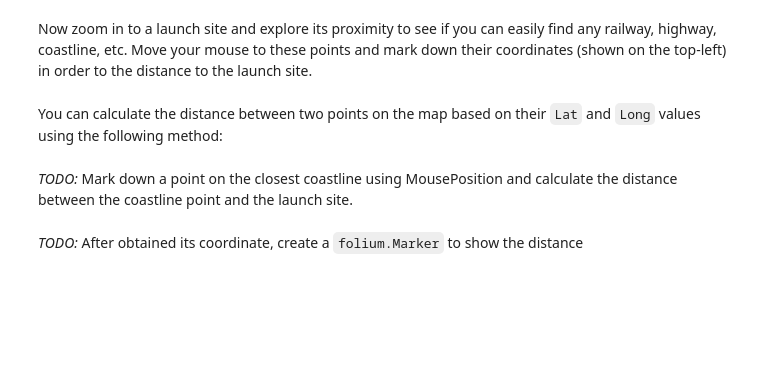
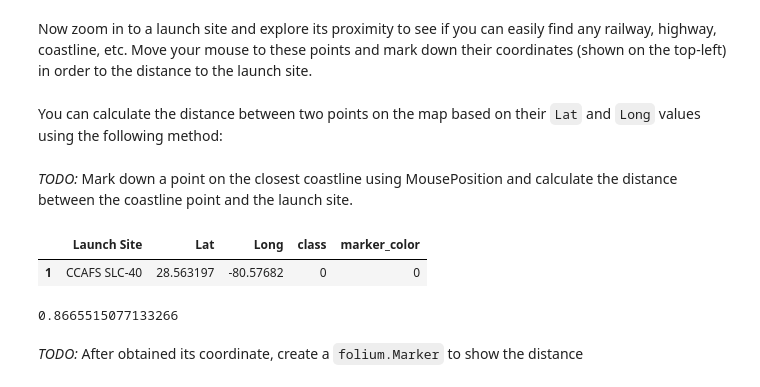
Before and after one commit to mt20019/capstone, a Jupyter notebook: Interactive Visual Analytics.ipynb, the cells around one changed output. Saved outputs shown, nothing was run; the diff lists cells and outputs as text; code cells hidden in the pictures; blank space fills up the shorter version.

```diff
--- a/Interactive Visual Analytics.ipynb
+++ b/Interactive Visual Analytics.ipynb
@@ -315,10 +340,27 @@ def calculate_distance(lat1, lon1, lat2, lon2):
     return distance
 # %% [markdown]
 *TODO:* Mark down a point on the closest coastline using MousePosition and calculate the distance between the coastline point and the launch site.
+# %%
+launch_loc = launch_sites_df[launch_sites_df["Launch Site"] == "CCAFS SLC-40"]
+launch_loc
+# %% [output]
+|  | Launch Site | Lat | Long | class | marker_color |
+| 1 | CCAFS SLC-40 | 28.563197 | -80.57682 | 0 | 0 |
 # %%
 # find coordinate of the closet coastline
 # e.g.,: Lat: 28.56367  Lon: -80.57163
-# distance_coastline = calculate_distance(launch_site_lat, launch_site_lon, coastline_lat, coastline_lon)
+launch_site_lat = launch_loc["Lat"]
+launch_site_lon = launch_loc["Long"]
+
+coastline_lat = float(28.56325)
+coastline_lon = float(-80.56795)
+
+distance_coastline = calculate_distance(launch_site_lat, launch_site_lon,
+                                        coastline_lat, coastline_lon)
+
+distance_coastline
+# %% [output]
+0.8665515077133266
 # %% [markdown]
 *TODO:* After obtained its coordinate, create a `folium.Marker` to show the distance
 # %%
```
Also changed, not shown: parts of 13 cells of this notebook.
